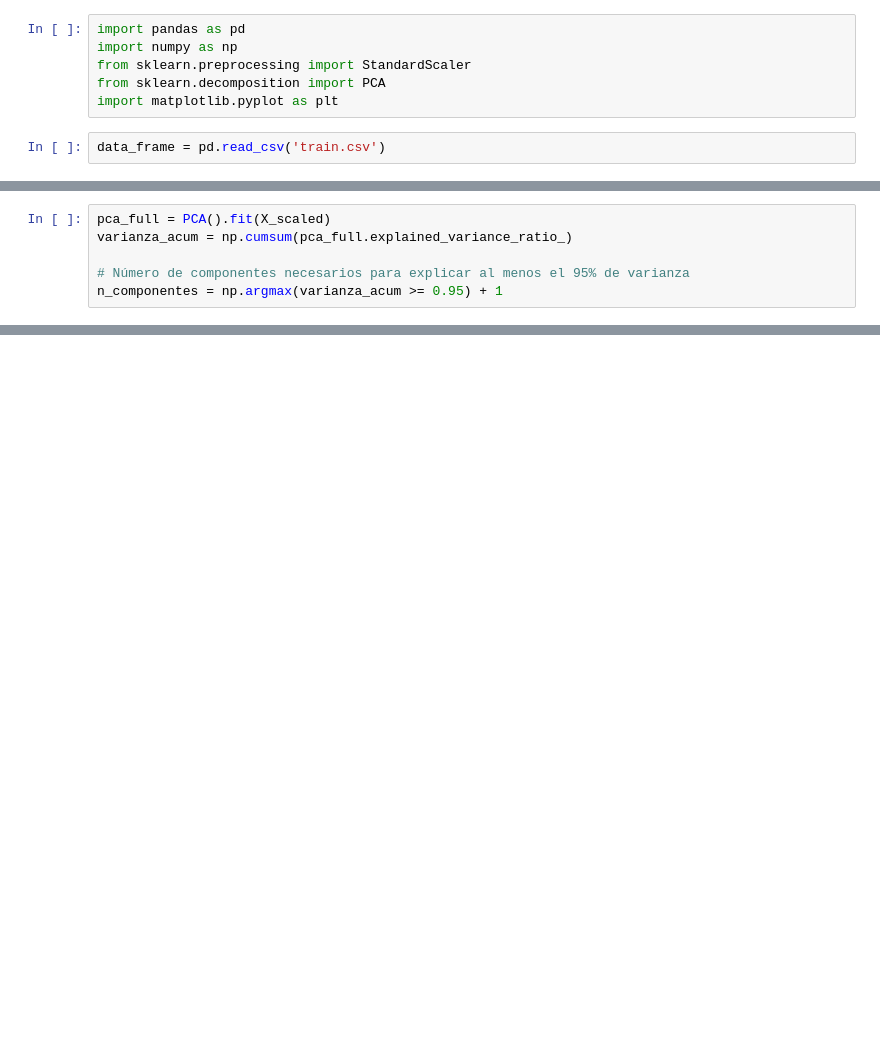
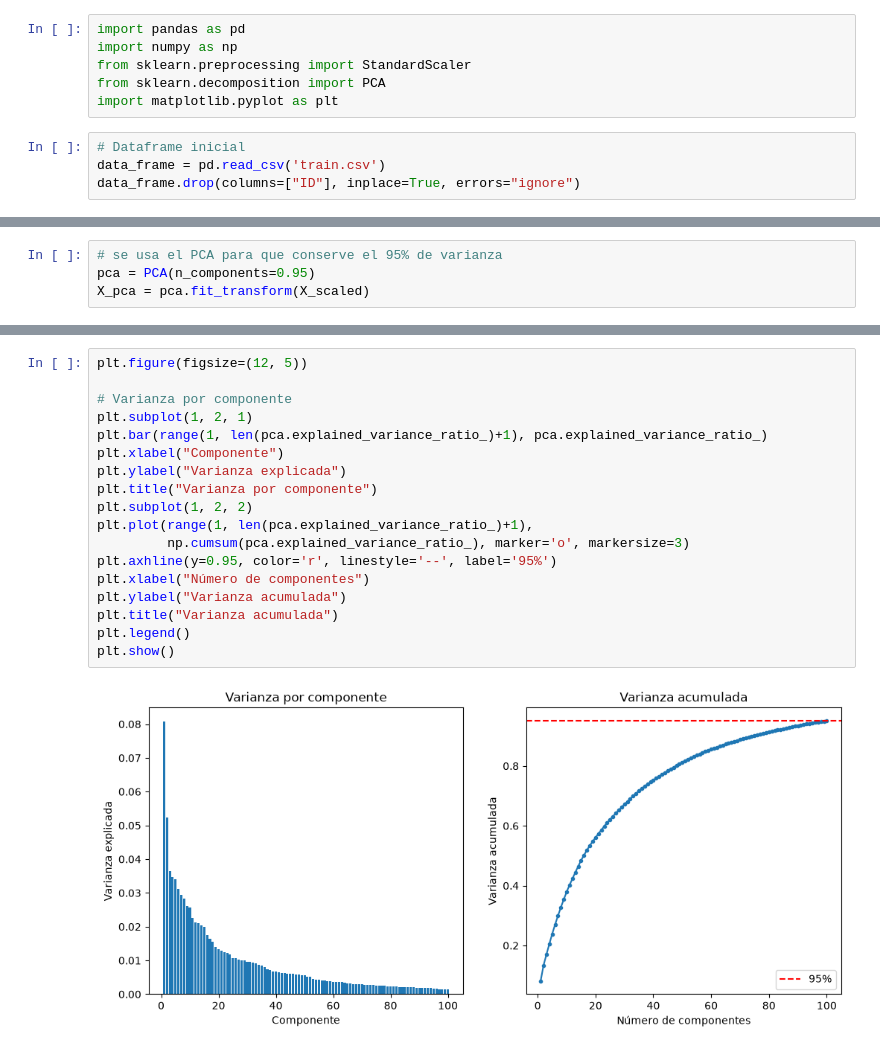
Before and after one commit to ThunderM200/proyecto-intro-IA, a Jupyter notebook: Codigo_Proyecto_Martin_Sandoval.ipynb, the cells around one changed output, grey strips where cells are left out. Drawn from its saved outputs; the diff is of its cells as text; blank space fills up the shorter version.

```diff
--- a/Codigo_Proyecto_Martin_Sandoval.ipynb
+++ b/Codigo_Proyecto_Martin_Sandoval.ipynb
@@ -16,5 +14,7 @@ from sklearn.preprocessing import StandardScaler
 from sklearn.decomposition import PCA
 import matplotlib.pyplot as plt
 # %%
+# Dataframe inicial
 data_frame = pd.read_csv('train.csv')
+data_frame.drop(columns=["ID"], inplace=True, errors="ignore")
 # %%
@@ -24,8 +26,6 @@ Y = data_frame['TARGET']
 scaler = StandardScaler()
 X_scaled = scaler.fit_transform(X)
 # %%
-pca_full = PCA().fit(X_scaled)
-varianza_acum = np.cumsum(pca_full.explained_variance_ratio_)
-
-# Número de componentes necesarios para explicar al menos el 95% de varianza
-n_componentes = np.argmax(varianza_acum >= 0.95) + 1
+# se usa el PCA para que conserve el 95% de varianza
+pca = PCA(n_components=0.95)
+X_pca = pca.fit_transform(X_scaled)
@@ -31,0 +74,20 @@ n_componentes = np.argmax(varianza_acum >= 0.95) + 1
+# %%
+plt.figure(figsize=(12, 5))
+
+# Varianza por componente
+plt.subplot(1, 2, 1)
+plt.bar(range(1, len(pca.explained_variance_ratio_)+1), pca.explained_variance_ratio_)
+plt.xlabel("Componente")
+plt.ylabel("Varianza explicada")
+plt.title("Varianza por componente")
+plt.subplot(1, 2, 2)
+plt.plot(range(1, len(pca.explained_variance_ratio_)+1),
+         np.cumsum(pca.explained_variance_ratio_), marker='o', markersize=3)
+plt.axhline(y=0.95, color='r', linestyle='--', label='95%')
+plt.xlabel("Número de componentes")
+plt.ylabel("Varianza acumulada")
+plt.title("Varianza acumulada")
+plt.legend()
+plt.show()
+# %% [output]
+[figure, added]
```
Also changed, not shown: parts of 8 cells of this notebook, 1 other file.
